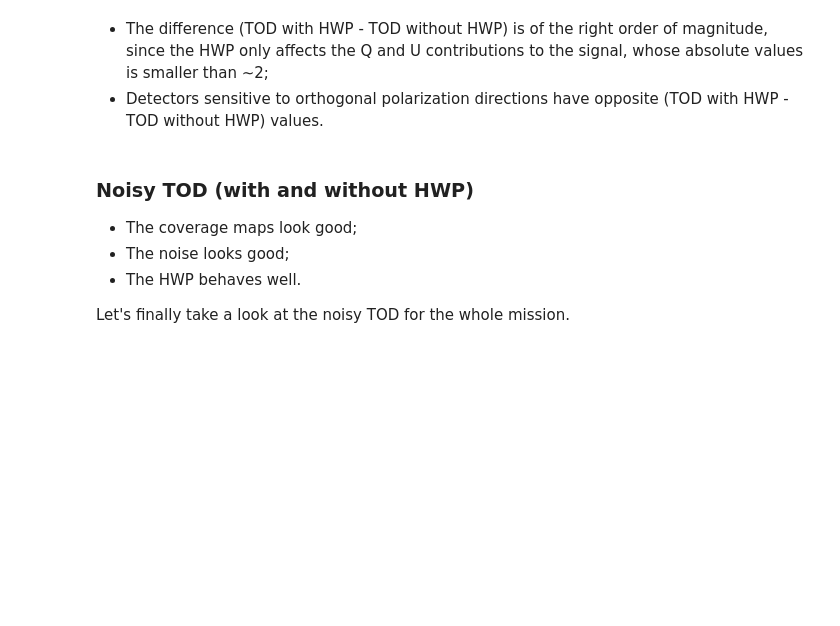
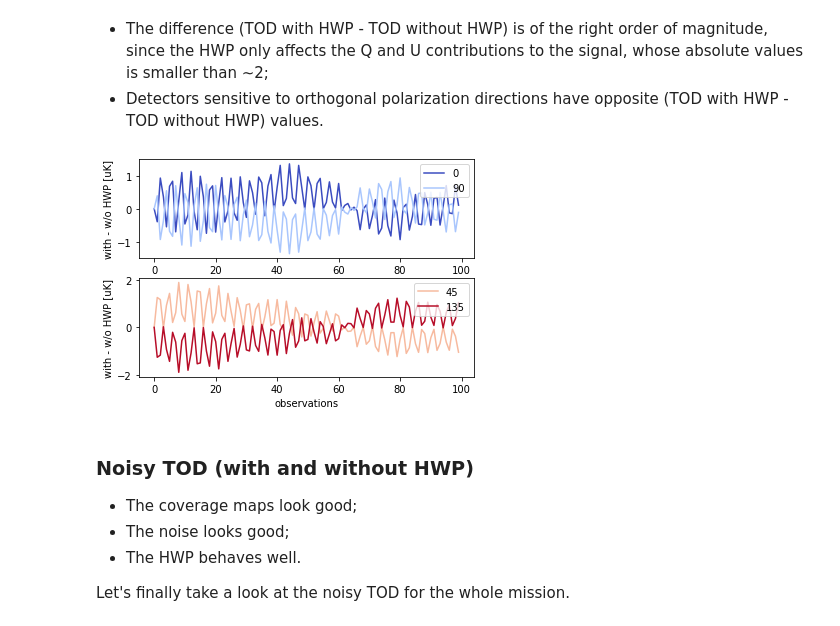
Before and after one commit to martamonelli/beamconv_tidy, a Jupyter notebook: beamconv/demo.ipynb, the cells around one changed output. Saved outputs shown, nothing was run; the diff lists cells and outputs as text; code cells hidden in the pictures; blank space fills up the shorter version.

```diff
--- a/beamconv/demo.ipynb
+++ b/beamconv/demo.ipynb
@@ -285,21 +289,23 @@ plt.show()
 # %%
 fig, (ax1, ax2) = plt.subplots(nrows=2)
 
 plt.axes(ax1)
 ax1.plot(noiseless_TOD_hwp[0][:100]-noiseless_TOD[0][:100],label='0',color=plt.cm.coolwarm(0))
-ax1.plot(-(noiseless_TOD_hwp[1][:100]-noiseless_TOD[1][:100]),label='90',color=plt.cm.coolwarm(0.33))
+ax1.plot(noiseless_TOD_hwp[1][:100]-noiseless_TOD[1][:100],label='90',color=plt.cm.coolwarm(0.33))
 ax1.legend(loc=1)
 
 plt.axes(ax2)
 ax2.plot(noiseless_TOD_hwp[2][:100]-noiseless_TOD[2][:100],label='45',color=plt.cm.coolwarm(0.66))
 ax2.plot(noiseless_TOD_hwp[3][:100]-noiseless_TOD[3][:100],label='135',color=plt.cm.coolwarm(0.99))
 ax2.legend(loc=1)
 
 plt.xlabel('observations')
 ax1.set_ylabel('with - w/o HWP [uK]')
 ax2.set_ylabel('with - w/o HWP [uK]')
 
 plt.show()
+# %% [output]
+[figure, added]
 # %% [markdown]
 ### Noisy TOD (with and without HWP)
  - The coverage maps look good;
```
Also changed, not shown: parts of 5 cells of this notebook, 1 other file.
